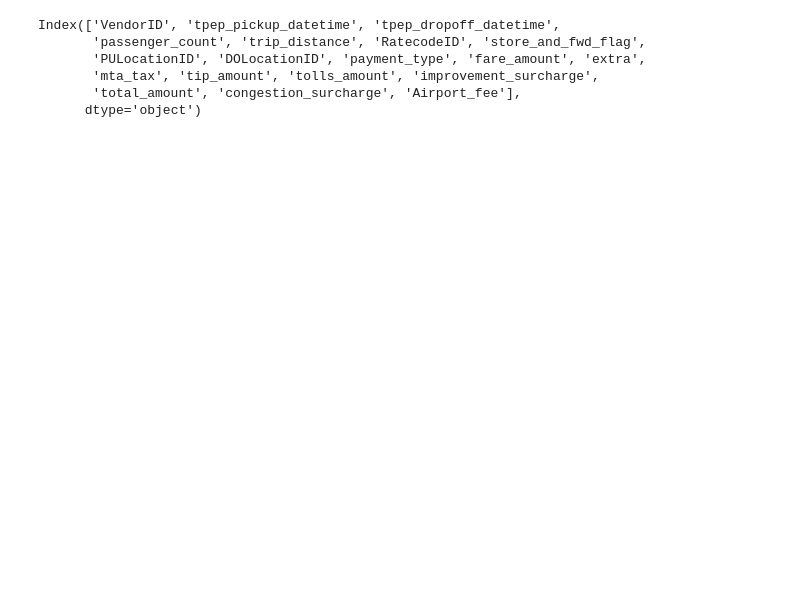
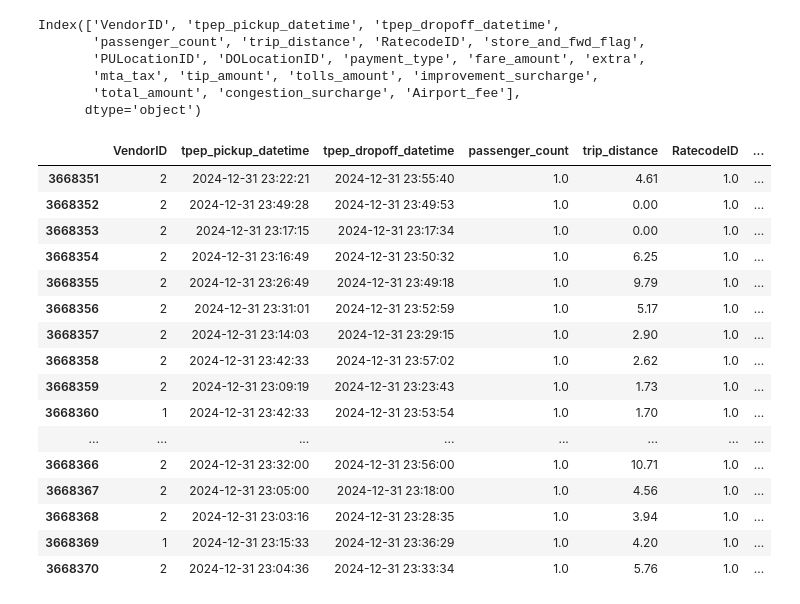
Before and after one commit to Krinnik/ny_ride_fair_optimization, a Jupyter notebook: nik_folder/niks_workspace.ipynb, the cells around one changed output. Drawn from its saved outputs; the diff is of its cells as text; code cells hidden in the pictures; blank space fills up the shorter version.

```diff
--- a/nik_folder/niks_workspace.ipynb
+++ b/nik_folder/niks_workspace.ipynb
@@ -880,3 +1054,23 @@ Index(['VendorID', 'tpep_pickup_datetime', 'tpep_dropoff_datetime',
        'mta_tax', 'tip_amount', 'tolls_amount', 'improvement_surcharge',
        'total_amount', 'congestion_surcharge', 'Airport_fee'],
       dtype='object')
+# %%
+ny_taxi_2024_df.tail(20)
+# %% [output]
+|  | VendorID | tpep_pickup_datetime | tpep_dropoff_datetime | passenger_count | trip_distance | RatecodeID | ... |
+| 3668351 | 2 | 2024-12-31 23:22:21 | 2024-12-31 23:55:40 | 1.0 | 4.61 | 1.0 | ... |
+| 3668352 | 2 | 2024-12-31 23:49:28 | 2024-12-31 23:49:53 | 1.0 | 0.00 | 1.0 | ... |
+| 3668353 | 2 | 2024-12-31 23:17:15 | 2024-12-31 23:17:34 | 1.0 | 0.00 | 1.0 | ... |
+| 3668354 | 2 | 2024-12-31 23:16:49 | 2024-12-31 23:50:32 | 1.0 | 6.25 | 1.0 | ... |
+| 3668355 | 2 | 2024-12-31 23:26:49 | 2024-12-31 23:49:18 | 1.0 | 9.79 | 1.0 | ... |
+| 3668356 | 2 | 2024-12-31 23:31:01 | 2024-12-31 23:52:59 | 1.0 | 5.17 | 1.0 | ... |
+| 3668357 | 2 | 2024-12-31 23:14:03 | 2024-12-31 23:29:15 | 1.0 | 2.90 | 1.0 | ... |
+| 3668358 | 2 | 2024-12-31 23:42:33 | 2024-12-31 23:57:02 | 1.0 | 2.62 | 1.0 | ... |
+| 3668359 | 2 | 2024-12-31 23:09:19 | 2024-12-31 23:23:43 | 1.0 | 1.73 | 1.0 | ... |
+| 3668360 | 1 | 2024-12-31 23:42:33 | 2024-12-31 23:53:54 | 1.0 | 1.70 | 1.0 | ... |
+| ... | ... | ... | ... | ... | ... | ... | ... |
+| 3668366 | 2 | 2024-12-31 23:32:00 | 2024-12-31 23:56:00 | 1.0 | 10.71 | 1.0 | ... |
+| 3668367 | 2 | 2024-12-31 23:05:00 | 2024-12-31 23:18:00 | 1.0 | 4.56 | 1.0 | ... |
+| 3668368 | 2 | 2024-12-31 23:03:16 | 2024-12-31 23:28:35 | 1.0 | 3.94 | 1.0 | ... |
+| 3668369 | 1 | 2024-12-31 23:15:33 | 2024-12-31 23:36:29 | 1.0 | 4.20 | 1.0 | ... |
+| 3668370 | 2 | 2024-12-31 23:04:36 | 2024-12-31 23:33:34 | 1.0 | 5.76 | 1.0 | ... |
```
Also changed, not shown: parts of 34 cells of this notebook, 1 other file.
